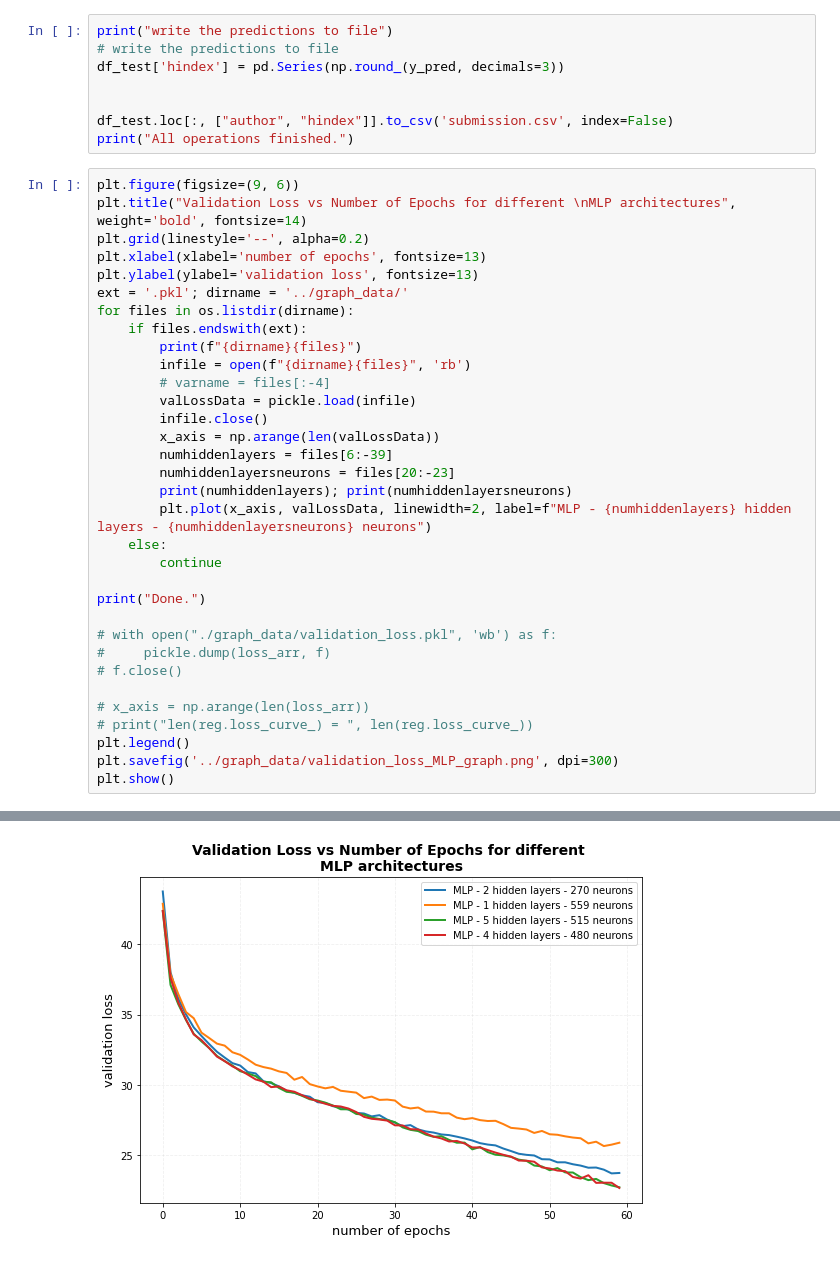
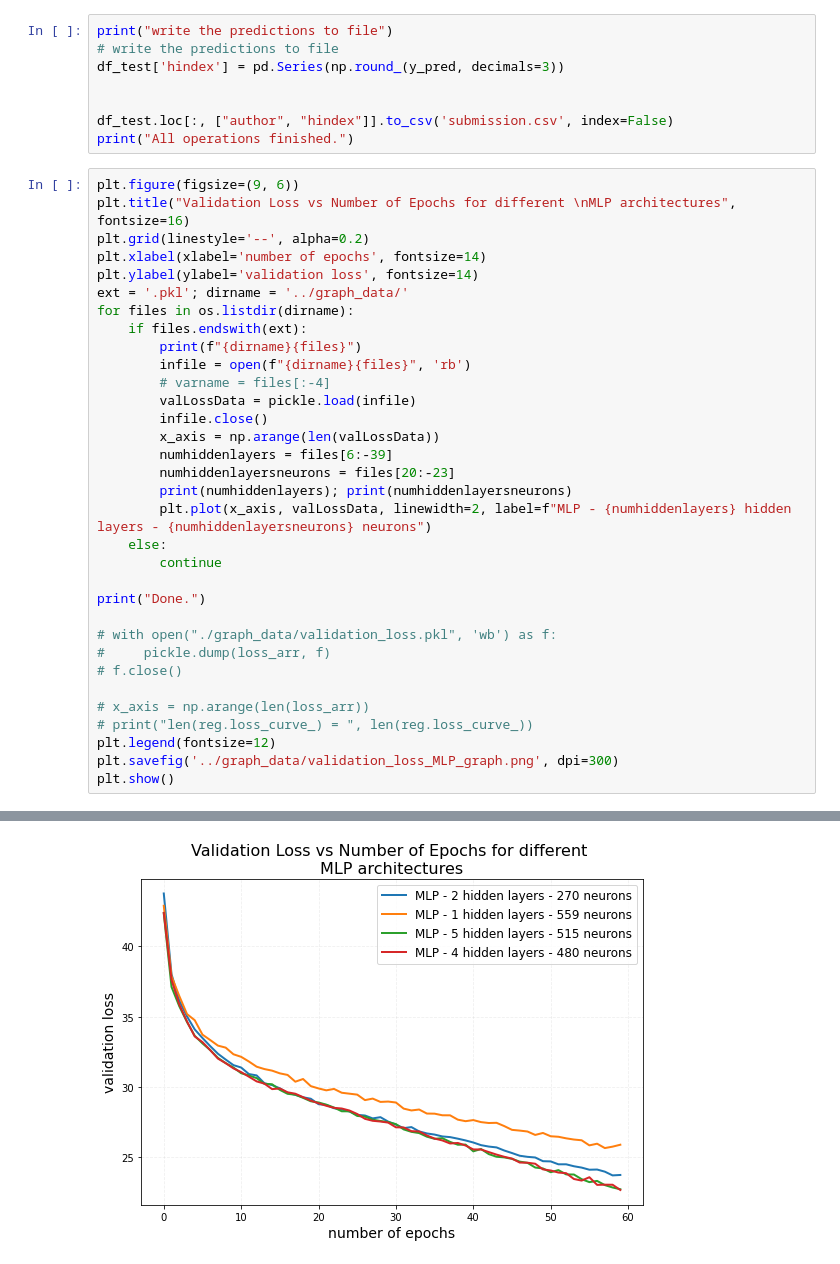
Before and after one commit to georgiohelou/ML, a Jupyter notebook: code/MLP_pipeline.ipynb, the cells around one changed output, grey strips where cells are left out. Cells and saved outputs as stored; diff of their text form.

```diff
--- a/code/MLP_pipeline.ipynb
+++ b/code/MLP_pipeline.ipynb
@@ -170,10 +170,10 @@ df_test.loc[:, ["author", "hindex"]].to_csv('submission.csv', index=False)
 print("All operations finished.")
 # %%
 plt.figure(figsize=(9, 6))
-plt.title("Validation Loss vs Number of Epochs for different \nMLP architectures", weight='bold', fontsize=14)
+plt.title("Validation Loss vs Number of Epochs for different \nMLP architectures", fontsize=16)
 plt.grid(linestyle='--', alpha=0.2)
-plt.xlabel(xlabel='number of epochs', fontsize=13)
-plt.ylabel(ylabel='validation loss', fontsize=13)
+plt.xlabel(xlabel='number of epochs', fontsize=14)
+plt.ylabel(ylabel='validation loss', fontsize=14)
 ext = '.pkl'; dirname = '../graph_data/'
 for files in os.listdir(dirname):
     if files.endswith(ext):
@@ -187,32 +187,32 @@ for files in os.listdir(dirname):
         numhiddenlayersneurons = files[20:-23]
         print(numhiddenlayers); print(numhiddenlayersneurons)
         plt.plot(x_axis, valLossData, linewidth=2, label=f"MLP - {numhiddenlayers} hidden layers - {numhiddenlayersneurons} neurons")
     else:
         continue
 
 print("Done.")
 
 # with open("./graph_data/validation_loss.pkl", 'wb') as f:
 #     pickle.dump(loss_arr, f)
 # f.close()
 
 # x_axis = np.arange(len(loss_arr))
 # print("len(reg.loss_curve_) = ", len(reg.loss_curve_))
-plt.legend()
+plt.legend(fontsize=12)
 plt.savefig('../graph_data/validation_loss_MLP_graph.png', dpi=300)
 plt.show()
 # %% [output]
 ../graph_data/graph_2hiddenlayers_270hiddenlayersneurons.pkl
 2
 270
 ../graph_data/graph_1hiddenlayers_559hiddenlayersneurons.pkl
 1
 559
 ../graph_data/graph_5hiddenlayers_515hiddenlayersneurons.pkl
 5
 515
 ../graph_data/graph_4hiddenlayers_480hiddenlayersneurons.pkl
 4
 480
 Done.
-[figure, old version]
+[figure, new version]
```
Also changed, not shown: 4 other files.
